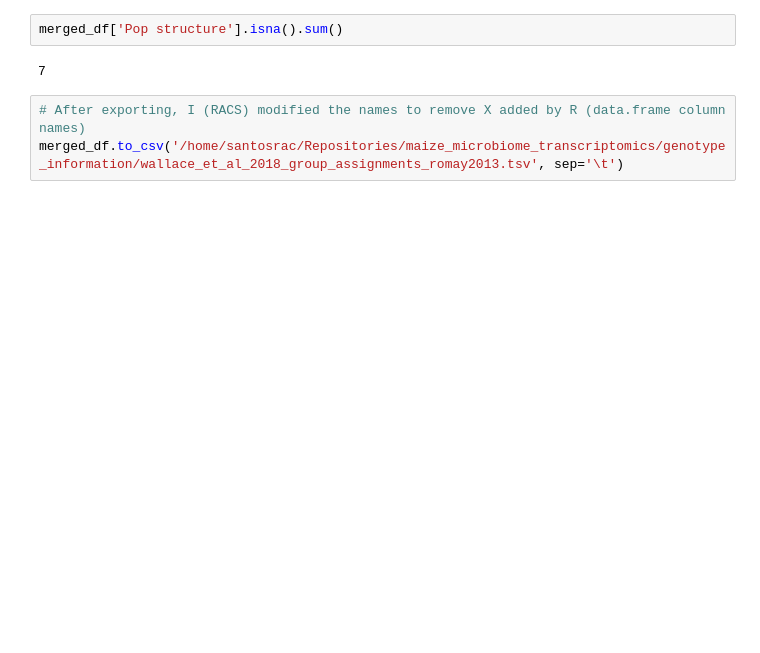
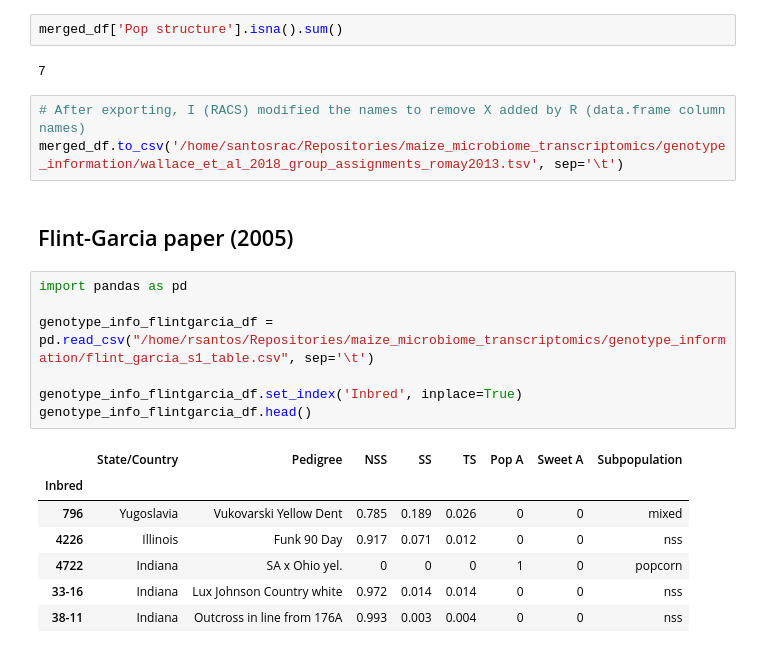
Before and after one commit to SantosRAC/maize_microbiome_transcriptomics, a Jupyter notebook: genotype_information/group_information_goodman.ipynb, the cells around one changed output. Drawn from its saved outputs; the diff is of its cells as text; blank space fills up the shorter version.

```diff
--- a/genotype_information/group_information_goodman.ipynb
+++ b/genotype_information/group_information_goodman.ipynb
@@ -115,3 +117,20 @@ merged_df['Pop structure'].isna().sum()
 # %%
 # After exporting, I (RACS) modified the names to remove X added by R (data.frame column names)
 merged_df.to_csv('/home/santosrac/Repositories/maize_microbiome_transcriptomics/genotype_information/wallace_et_al_2018_group_assignments_romay2013.tsv', sep='\t')
+# %% [markdown]
+## Flint-Garcia paper (2005)
+# %%
+import pandas as pd
+
+genotype_info_flintgarcia_df = pd.read_csv("/home/rsantos/Repositories/maize_microbiome_transcriptomics/genotype_information/flint_garcia_s1_table.csv", sep='\t')
+
+genotype_info_flintgarcia_df.set_index('Inbred', inplace=True)
+genotype_info_flintgarcia_df.head()
+# %% [output]
+|  | State/Country | Pedigree | NSS | SS | TS | Pop A | Sweet A | Subpopulation |
+| Inbred |  |  |  |  |  |  |  |  |
+| 796 | Yugoslavia | Vukovarski Yellow Dent | 0.785 | 0.189 | 0.026 | 0 | 0 | mixed |
+| 4226 | Illinois | Funk 90 Day | 0.917 | 0.071 | 0.012 | 0 | 0 | nss |
+| 4722 | Indiana | SA x Ohio yel. | 0 | 0 | 0 | 1 | 0 | popcorn |
+| 33-16 | Indiana | Lux Johnson Country white | 0.972 | 0.014 | 0.014 | 0 | 0 | nss |
+| 38-11 | Indiana | Outcross in line from 176A | 0.993 | 0.003 | 0.004 | 0 | 0 | nss |
```
Also changed, not shown: parts of 10 cells of this notebook, 2 other files.
